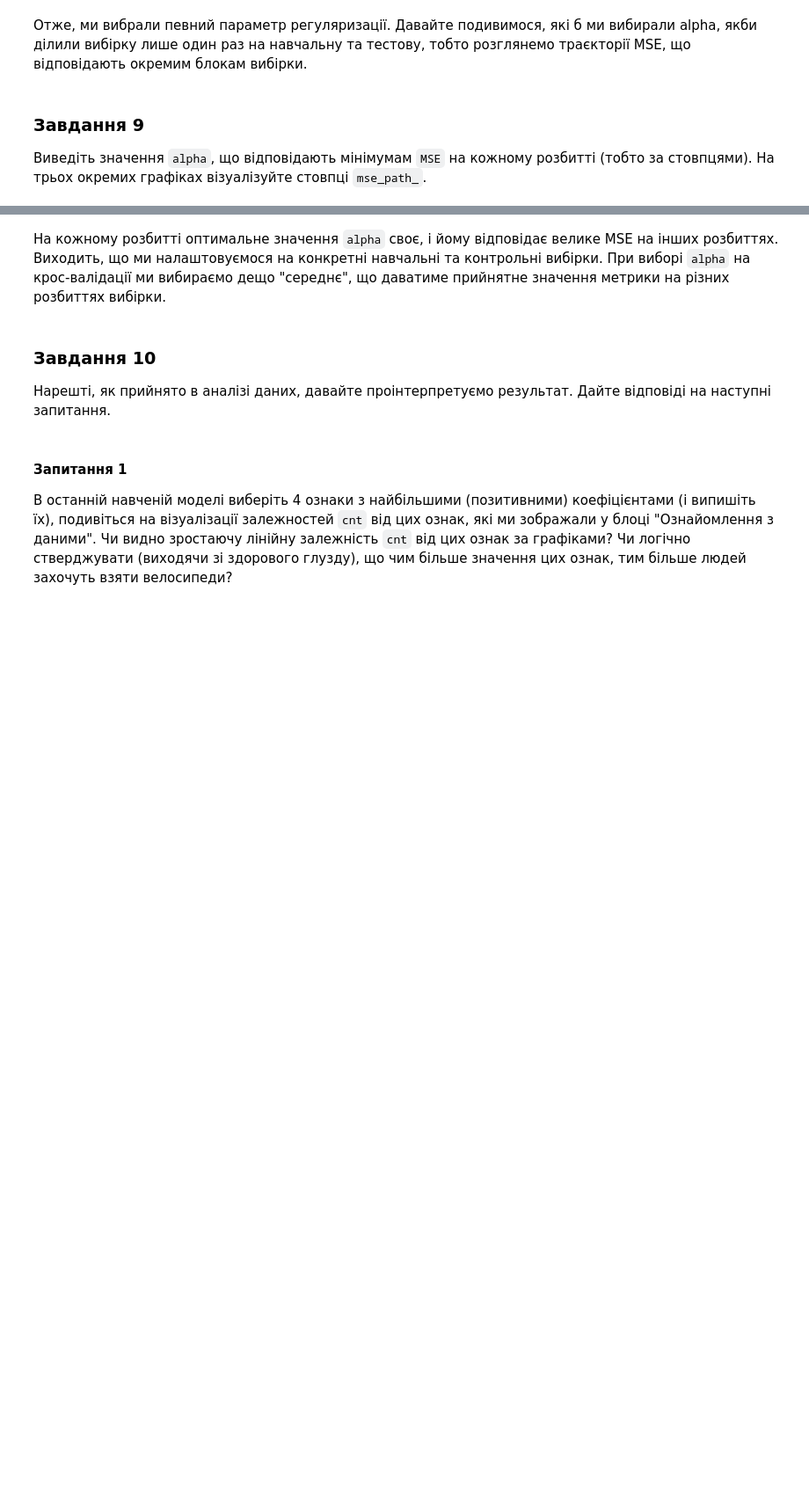
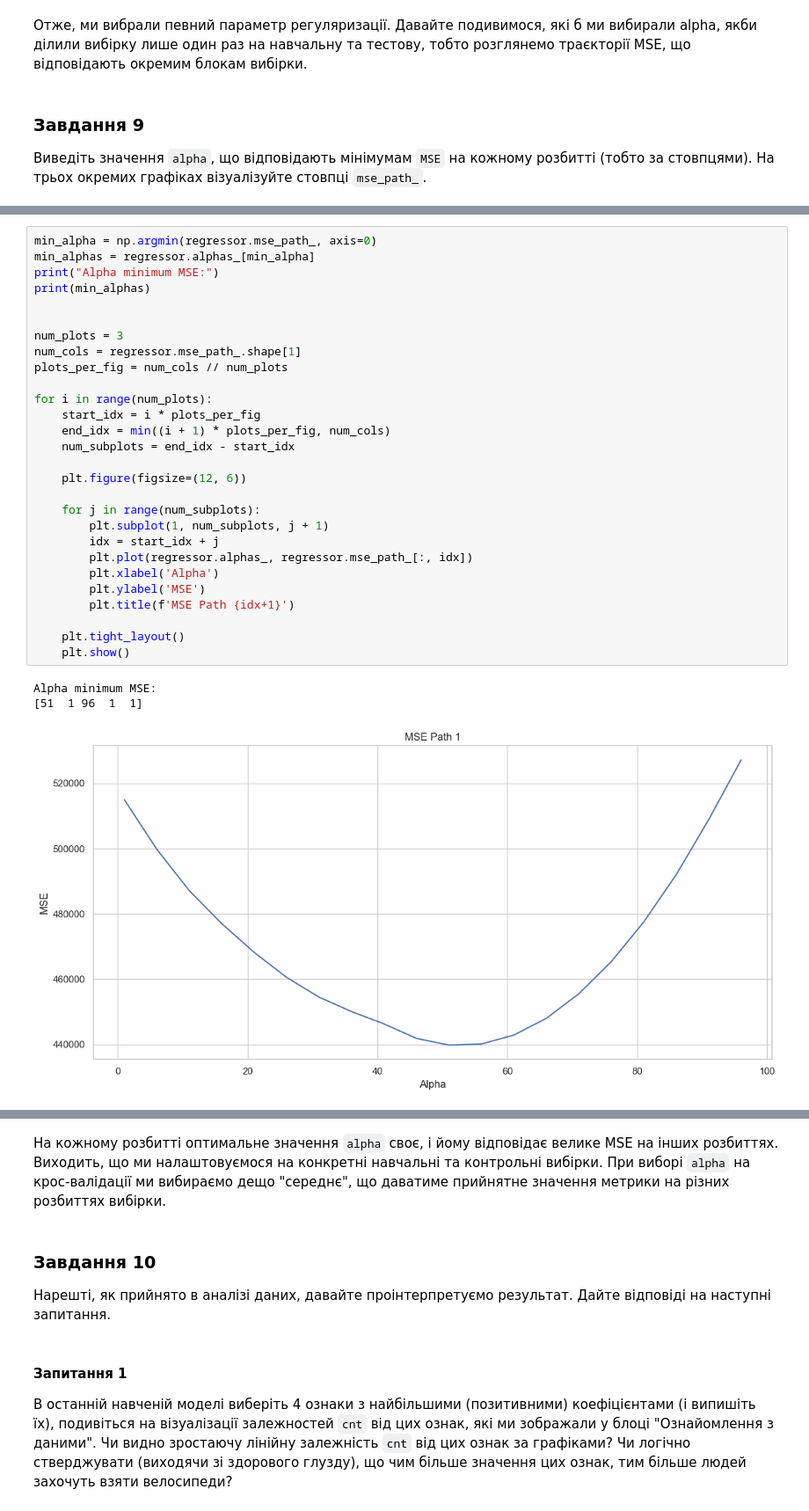
Before and after one commit to yehorkalchenko81/Model-Classification-Evaluation, a Jupyter notebook: OverfittingHomeWork.ipynb, the cells around one changed output, grey strips where cells are left out. Shown at 88% size. Drawn from its saved outputs; the diff is of its cells as text; blank space fills up the shorter version.

```diff
--- a/OverfittingHomeWork.ipynb
+++ b/OverfittingHomeWork.ipynb
@@ -293,0 +501,32 @@ Alpha = 1, MSE = 745668.605961
+# %%
+min_alpha = np.argmin(regressor.mse_path_, axis=0)
+min_alphas = regressor.alphas_[min_alpha]
+print("Alpha minimum MSE:")
+print(min_alphas)
+
+
+num_plots = 3
+num_cols = regressor.mse_path_.shape[1]
+plots_per_fig = num_cols // num_plots
+
+for i in range(num_plots):
+    start_idx = i * plots_per_fig
+    end_idx = min((i + 1) * plots_per_fig, num_cols)
+    num_subplots = end_idx - start_idx
+
+    plt.figure(figsize=(12, 6))
+
+    for j in range(num_subplots):
+        plt.subplot(1, num_subplots, j + 1)
+        idx = start_idx + j
+        plt.plot(regressor.alphas_, regressor.mse_path_[:, idx])
+        plt.xlabel('Alpha')
+        plt.ylabel('MSE')
+        plt.title(f'MSE Path {idx+1}')
+
+    plt.tight_layout()
+    plt.show()
+# %% [output]
+Alpha minimum MSE:
+[51  1 96  1  1]
+[figure, added]
```
Also changed, not shown: parts of 37 cells of this notebook, 1 other file.
